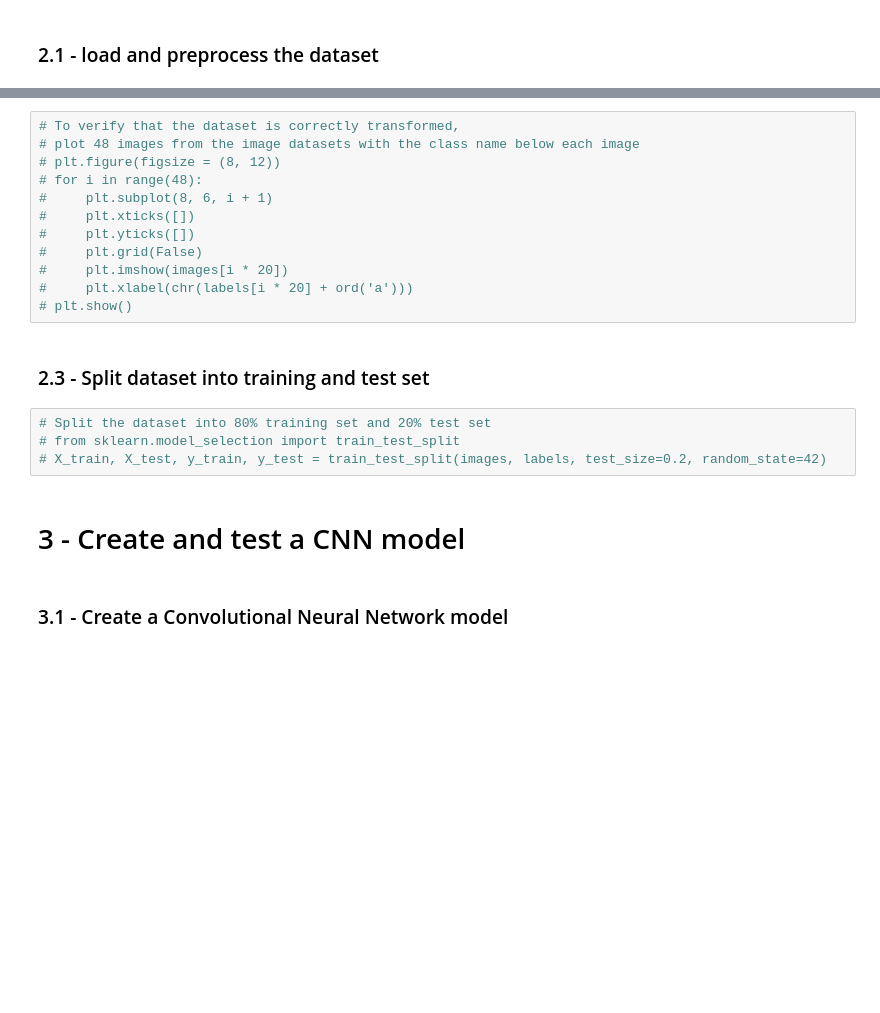
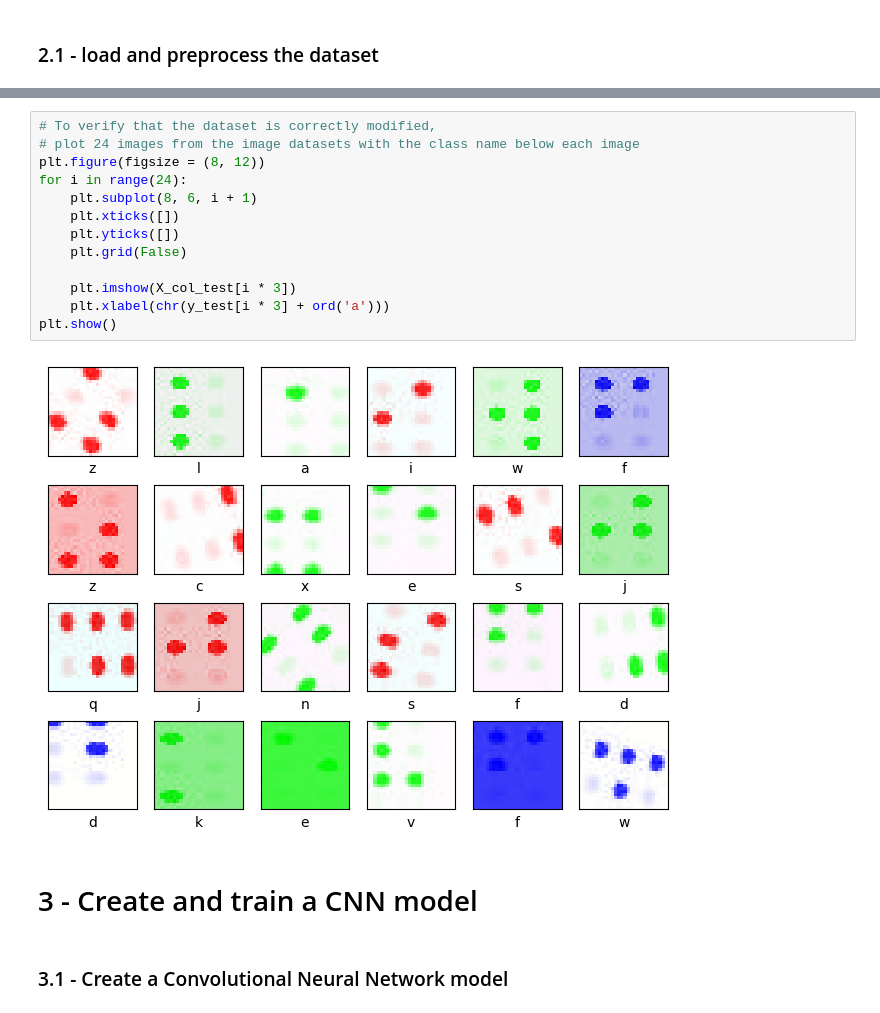
Before and after one commit to MFahadSohail/EECS4404_Project, a Jupyter notebook: braille_model.ipynb, the cells around one changed output, grey strips where cells are left out. Saved outputs shown, nothing was run; the diff lists cells and outputs as text; blank space fills up the shorter version.

```diff
--- a/braille_model.ipynb
+++ b/braille_model.ipynb
@@ -136,23 +120,20 @@ NameError: name 'ds_train_bw_' is not defined
 # %%
-# To verify that the dataset is correctly transformed,
-# plot 48 images from the image datasets with the class name below each image
-# plt.figure(figsize = (8, 12))
-# for i in range(48):
-#     plt.subplot(8, 6, i + 1)
-#     plt.xticks([])
-#     plt.yticks([])
-#     plt.grid(False)
-#     plt.imshow(images[i * 20])
-#     plt.xlabel(chr(labels[i * 20] + ord('a')))
-# plt.show()
+# To verify that the dataset is correctly modified,
+# plot 24 images from the image datasets with the class name below each image
+plt.figure(figsize = (8, 12))
+for i in range(24):
+    plt.subplot(8, 6, i + 1)
+    plt.xticks([])
+    plt.yticks([])
+    plt.grid(False)
+
+    plt.imshow(X_col_test[i * 3])
+    plt.xlabel(chr(y_test[i * 3] + ord('a')))
+plt.show()
+# %% [output]
+[figure, added]
-# %% [markdown]
-### 2.3 - Split dataset into training and test set
-# %%
-# Split the dataset into 80% training set and 20% test set
-# from sklearn.model_selection import train_test_split
-# X_train, X_test, y_train, y_test = train_test_split(images, labels, test_size=0.2, random_state=42)
 # %% [markdown]
-# 3 - Create and test a CNN model
+# 3 - Create and train a CNN model
 # %% [markdown]
 ### 3.1 - Create a Convolutional Neural Network model
 # %%
```
Also changed, not shown: parts of 54 cells of this notebook, 4 other files.
